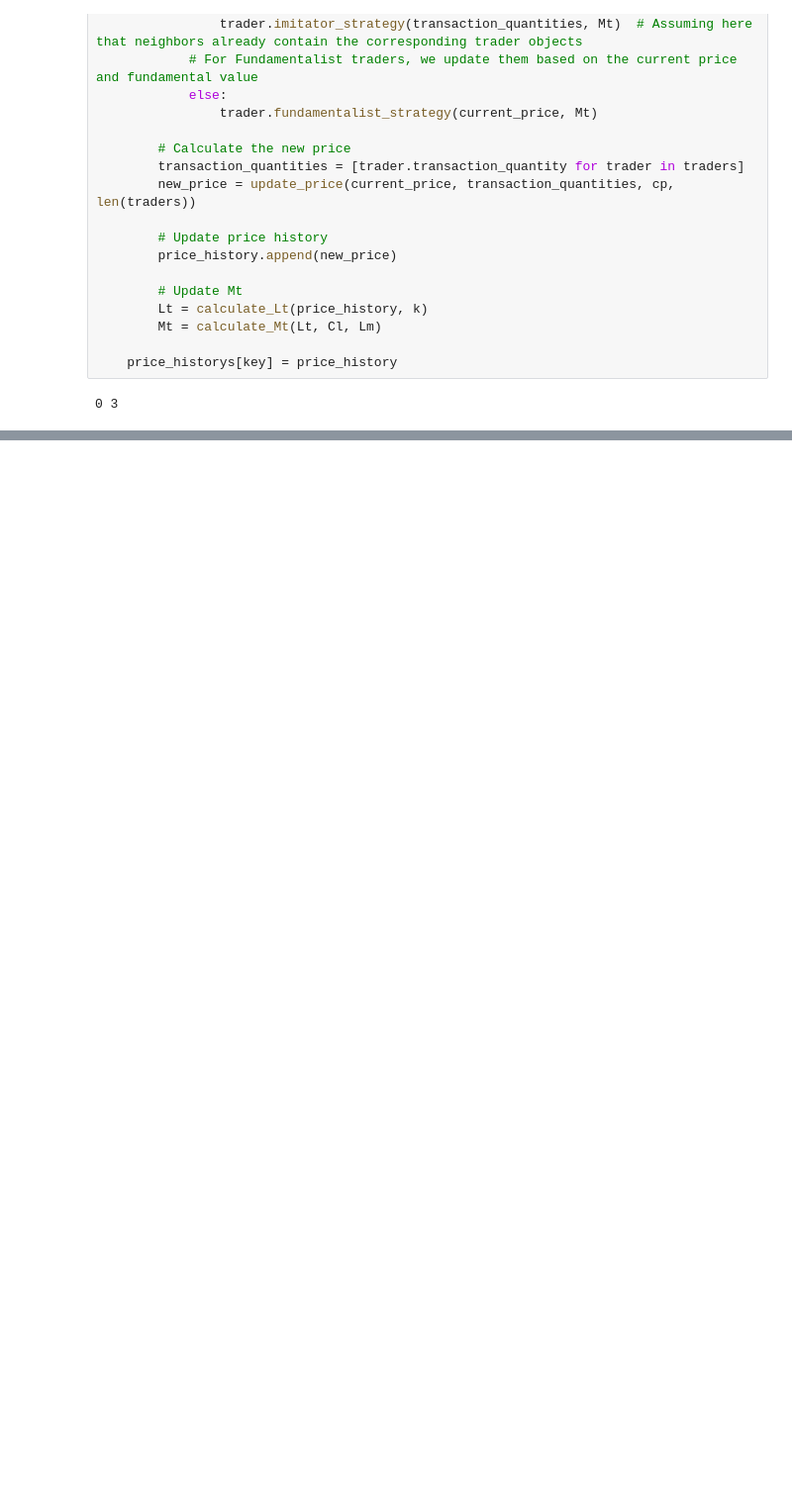
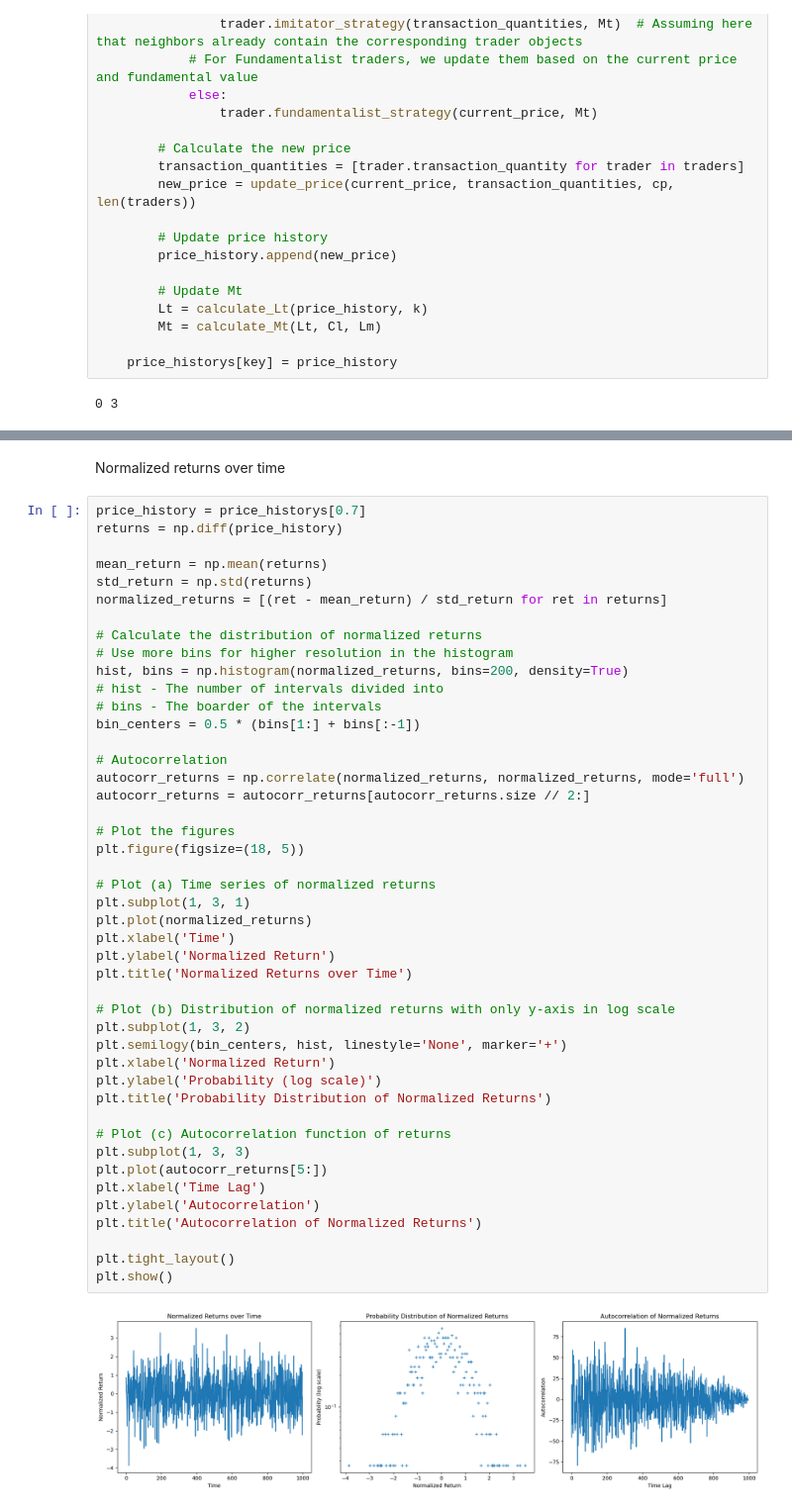
Before and after one commit to kayamd3/Complex_System_Simulation_Group13, a Jupyter notebook: Network initialize.ipynb, the cells around one changed output, grey strips where cells are left out. Shown at 99% size. Drawn from its saved outputs; the diff is of its cells as text; blank space fills up the shorter version.

```diff
--- a/Network initialize.ipynb
+++ b/Network initialize.ipynb
@@ -382,0 +390,49 @@ plt.show()
+# %% [markdown]
+Normalized returns over time
+# %%
+price_history = price_historys[0.7]
+returns = np.diff(price_history)
+
+mean_return = np.mean(returns)
+std_return = np.std(returns)
+normalized_returns = [(ret - mean_return) / std_return for ret in returns]
+
+# Calculate the distribution of normalized returns
+# Use more bins for higher resolution in the histogram
+hist, bins = np.histogram(normalized_returns, bins=200, density=True)
+# hist - The number of intervals divided into
+# bins - The boarder of the intervals
+bin_centers = 0.5 * (bins[1:] + bins[:-1])
+
+# Autocorrelation
+autocorr_returns = np.correlate(normalized_returns, normalized_returns, mode='full')
+autocorr_returns = autocorr_returns[autocorr_returns.size // 2:]
+
+# Plot the figures
+plt.figure(figsize=(18, 5))
+
+# Plot (a) Time series of normalized returns
+plt.subplot(1, 3, 1)
+plt.plot(normalized_returns)
+plt.xlabel('Time')
+plt.ylabel('Normalized Return')
+plt.title('Normalized Returns over Time')
+
+# Plot (b) Distribution of normalized returns with only y-axis in log scale
+plt.subplot(1, 3, 2)
+plt.semilogy(bin_centers, hist, linestyle='None', marker='+')
+plt.xlabel('Normalized Return')
+plt.ylabel('Probability (log scale)')
+plt.title('Probability Distribution of Normalized Returns')
+
+# Plot (c) Autocorrelation function of returns
+plt.subplot(1, 3, 3)
+plt.plot(autocorr_returns[5:])
+plt.xlabel('Time Lag')
+plt.ylabel('Autocorrelation')
+plt.title('Autocorrelation of Normalized Returns')
+
+plt.tight_layout()
+plt.show()
+# %% [output]
+[figure, added]
```
Also changed, not shown: parts of 8 cells of this notebook.
